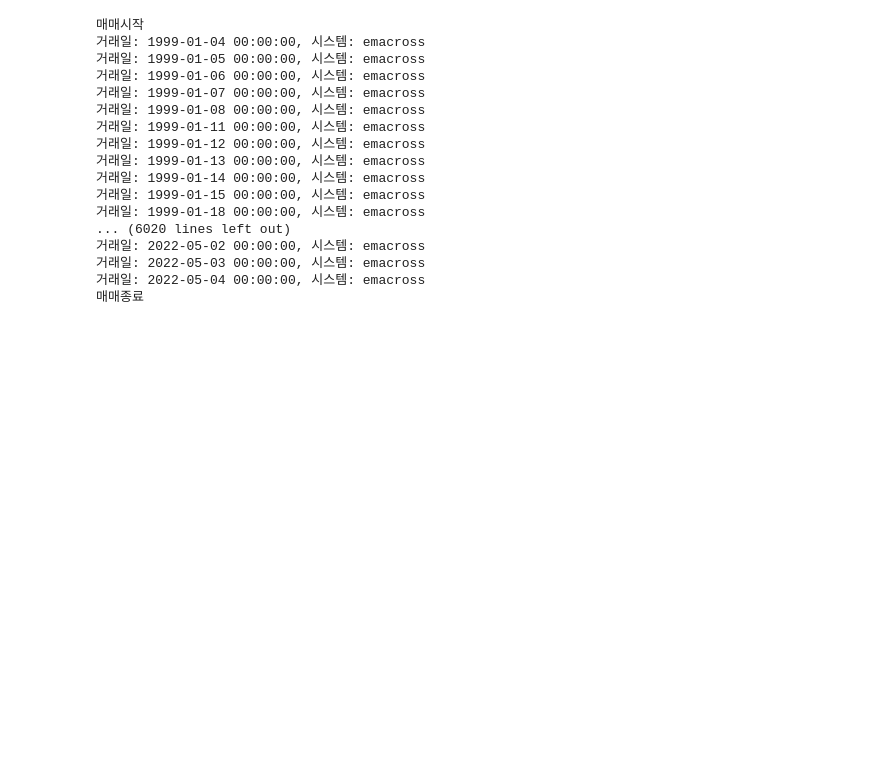
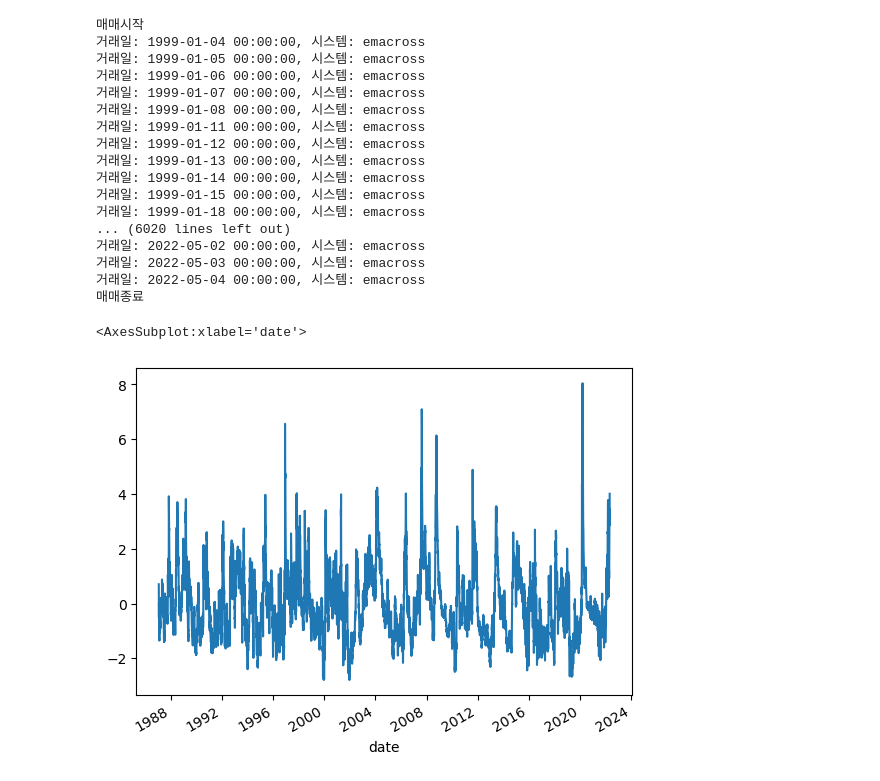
Before and after one commit to zipu/Trading, a Jupyter notebook: backtesting/run.ipynb, the cells around one changed output. Saved outputs shown, nothing was run; the diff lists cells and outputs as text; code cells hidden in the pictures; blank space fills up the shorter version.

```diff
--- a/backtesting/run.ipynb
+++ b/backtesting/run.ipynb
@@ -48,3 +44,12 @@ trader.run()
 매매종료
 # %%
 system.create_report()
+# %%
+q=instruments['AD'].quotes()
+# %%
+df = q.ATR(window=20)
+# %%
+df.plot()
+# %% [output]
+<AxesSubplot:xlabel='date'>
+[figure, added]
```
Also changed, not shown: parts of 2 cells of this notebook, 3 other files.
